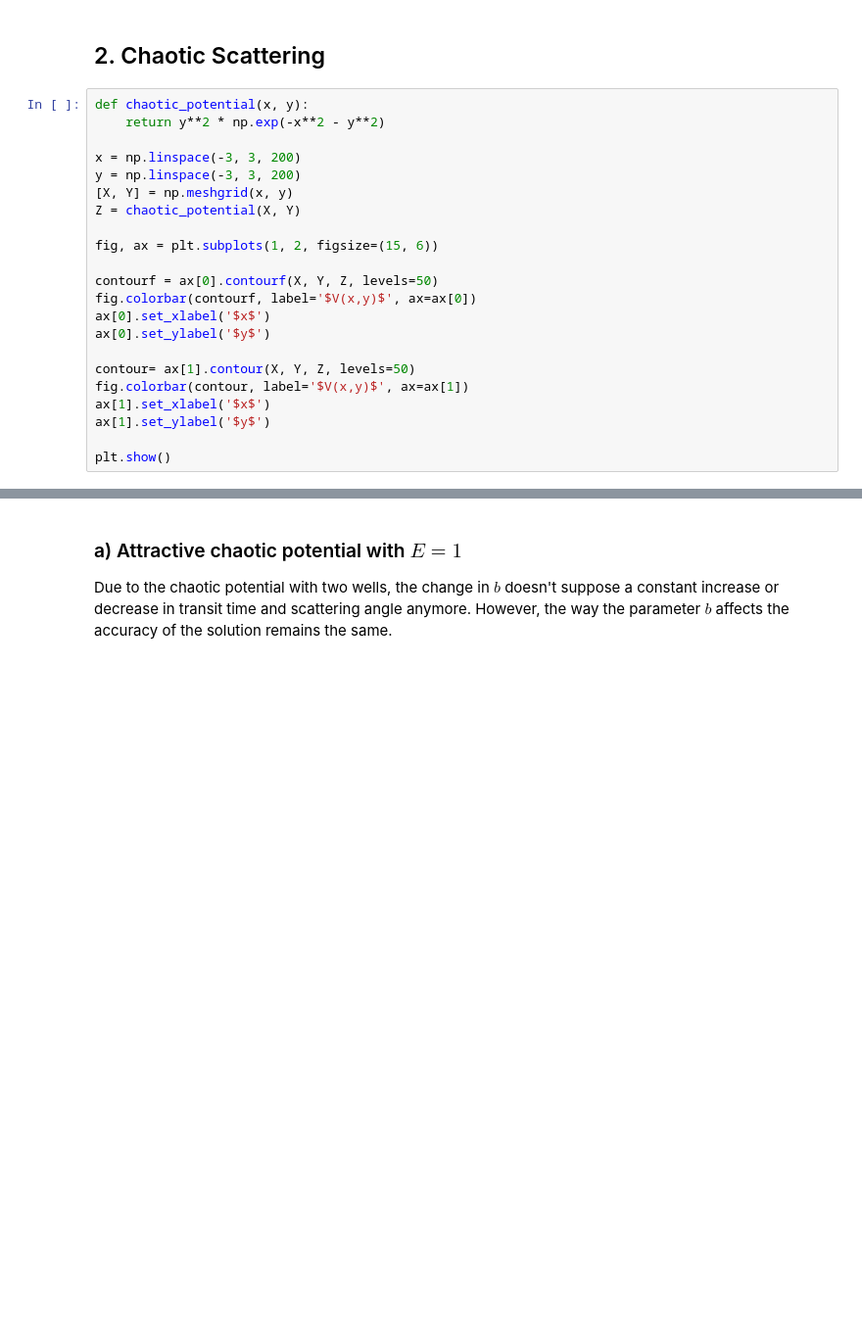
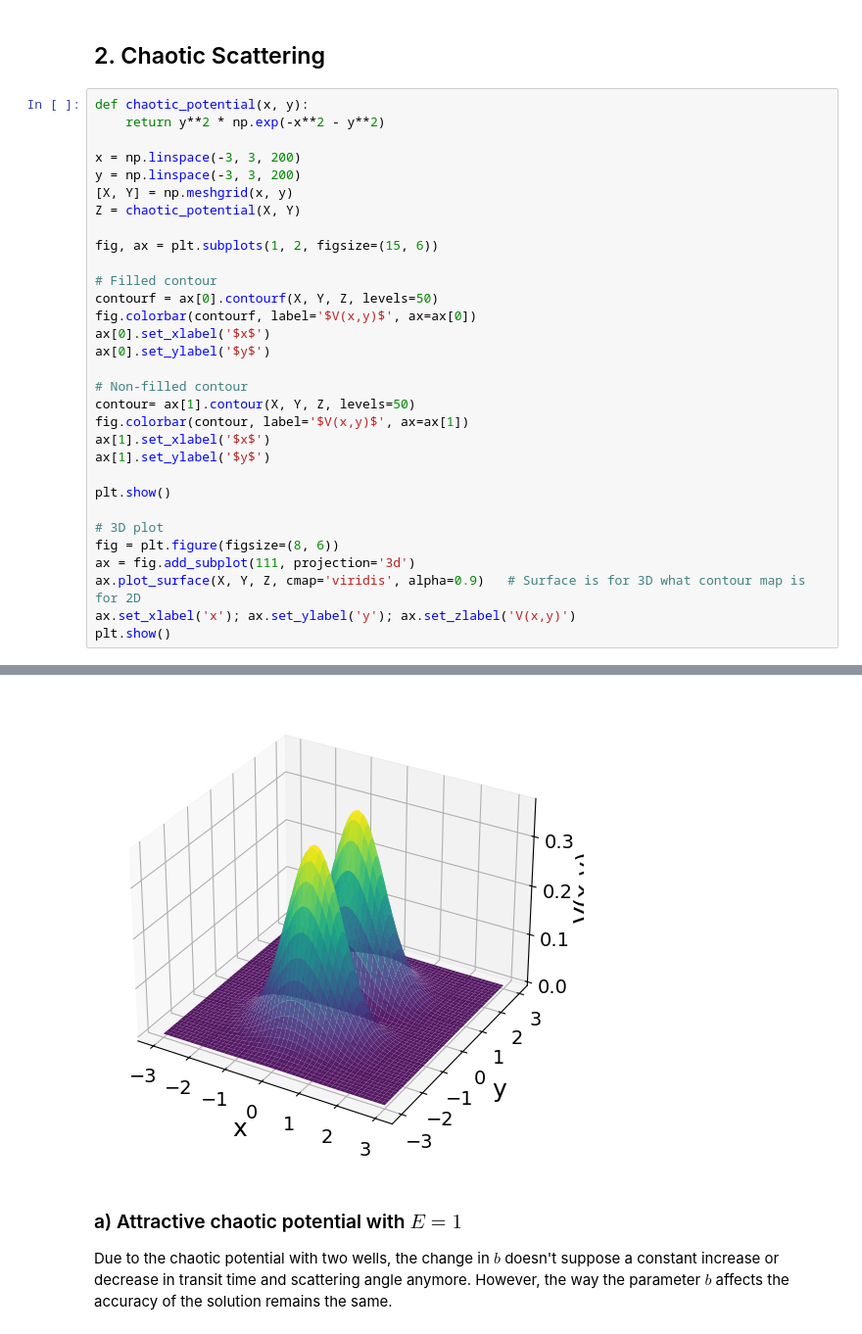
Before and after one commit to javirgv/Computational-Scattering-Experiment, a Jupyter notebook: JaviRoca_ComputationalScattering.ipynb, the cells around one changed output, grey strips where cells are left out. Shown at 98% size. Drawn from its saved outputs; the diff is of its cells as text; blank space fills up the shorter version.

```diff
--- a/JaviRoca_ComputationalScattering.ipynb
+++ b/JaviRoca_ComputationalScattering.ipynb
@@ -359,27 +278,37 @@ plt.show()
 # %%
 def chaotic_potential(x, y):
     return y**2 * np.exp(-x**2 - y**2)
 
 x = np.linspace(-3, 3, 200)
 y = np.linspace(-3, 3, 200)
 [X, Y] = np.meshgrid(x, y)
 Z = chaotic_potential(X, Y)
 
 fig, ax = plt.subplots(1, 2, figsize=(15, 6))
 
+# Filled contour
 contourf = ax[0].contourf(X, Y, Z, levels=50)
 fig.colorbar(contourf, label='$V(x,y)$', ax=ax[0])
 ax[0].set_xlabel('$x$')
 ax[0].set_ylabel('$y$')
 
+# Non-filled contour
 contour= ax[1].contour(X, Y, Z, levels=50)
 fig.colorbar(contour, label='$V(x,y)$', ax=ax[1])
 ax[1].set_xlabel('$x$')
 ax[1].set_ylabel('$y$')
 
 plt.show()
+
+# 3D plot
+fig = plt.figure(figsize=(8, 6))
+ax = fig.add_subplot(111, projection='3d')
+ax.plot_surface(X, Y, Z, cmap='viridis', alpha=0.9)   # Surface is for 3D what contour map is for 2D
+ax.set_xlabel('x'); ax.set_ylabel('y'); ax.set_zlabel('V(x,y)')
+plt.show()
 # %% [output]
 [figure]
+[figure, added]
 # %% [markdown]
 ### a) Attractive chaotic potential with $E=1$
 
```
Also changed, not shown: parts of 10 cells of this notebook.
